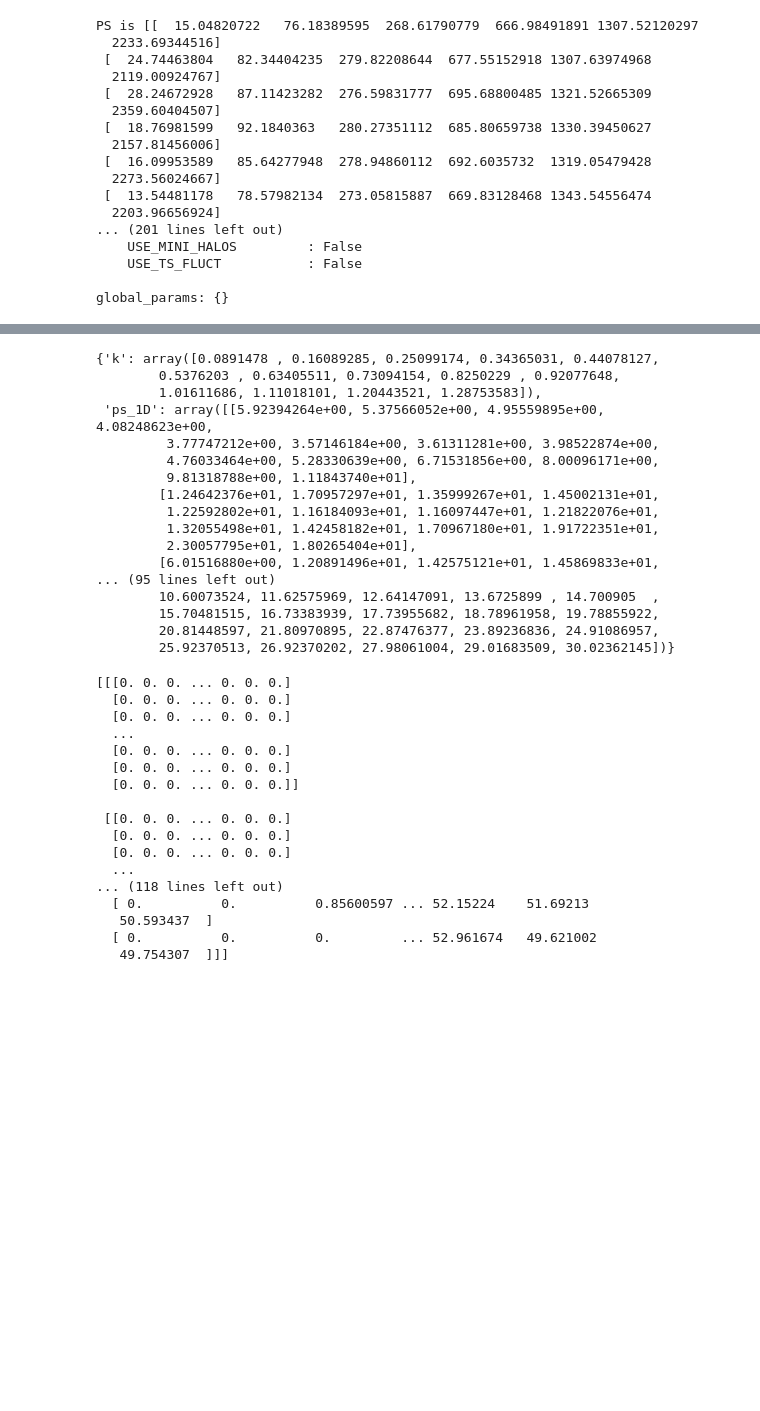
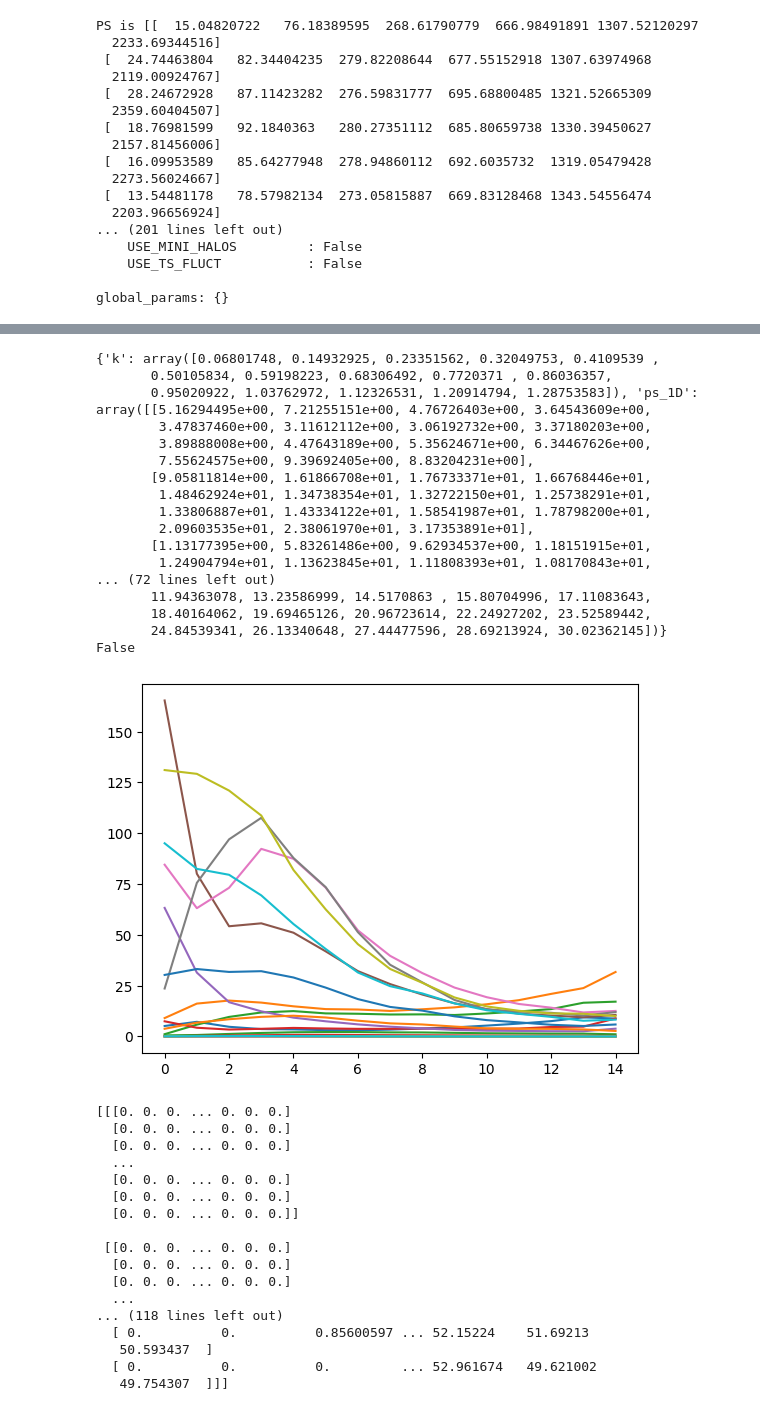
Before and after one commit to astro-ML/21cm-wrapper, a Jupyter notebook: test_mcmc.ipynb, the cells around one changed output, grey strips where cells are left out. Cells and saved outputs as stored; diff of their text form; code cells hidden in the pictures; blank space fills up the shorter version.

```diff
--- a/test_mcmc.ipynb
+++ b/test_mcmc.ipynb
@@ -95,28 +95,31 @@ p21c.plotting.lightcone_sliceplot(lc)
 # %%
-res = calculate_ps(lc = lcb , lc_redshifts=lc.lightcone_redshifts,
+res = calculate_ps(lc = lc.lightcones['brightness_temp'] , lc_redshifts=lc.lightcone_redshifts,
                            box_length=lc.user_params.BOX_LEN, box_side_shape=lc.user_params.HII_DIM,
-                           log_bins=False, zs = np.linspace(5.5,30, 25), calc_1d=True, calc_2d=False,
-                           nbins=6, bin_ave=True, k_weights=ignore_zero_absk,)
+                           log_bins=False, zs = np.linspace(5.5,30, 20), calc_1d=True, calc_2d=False,
+                            bin_ave=True, k_weights=ignore_zero_absk, nbins_1d=15)
 
-res
+print(res)
+plt.plot(res['ps_1D'].T)
+print(np.isnan(res['ps_1D']).any())
 # %% [output]
-{'k': array([0.0891478 , 0.16089285, 0.25099174, 0.34365031, 0.44078127,
-        0.5376203 , 0.63405511, 0.73094154, 0.8250229 , 0.92077648,
-        1.01611686, 1.11018101, 1.20443521, 1.28753583]),
- 'ps_1D': array([[5.92394264e+00, 5.37566052e+00, 4.95559895e+00, 4.08248623e+00,
-         3.77747212e+00, 3.57146184e+00, 3.61311281e+00, 3.98522874e+00,
-         4.76033464e+00, 5.28330639e+00, 6.71531856e+00, 8.00096171e+00,
-         9.81318788e+00, 1.11843740e+01],
-        [1.24642376e+01, 1.70957297e+01, 1.35999267e+01, 1.45002131e+01,
-         1.22592802e+01, 1.16184093e+01, 1.16097447e+01, 1.21822076e+01,
-         1.32055498e+01, 1.42458182e+01, 1.70967180e+01, 1.91722351e+01,
-         2.30057795e+01, 1.80265404e+01],
-        [6.01516880e+00, 1.20891496e+01, 1.42575121e+01, 1.45869833e+01,
-... (95 lines left out)
-        10.60073524, 11.62575969, 12.64147091, 13.6725899 , 14.700905  ,
-        15.70481515, 16.73383939, 17.73955682, 18.78961958, 19.78855922,
-        20.81448597, 21.80970895, 22.87476377, 23.89236836, 24.91086957,
-        25.92370513, 26.92370202, 27.98061004, 29.01683509, 30.02362145])}
+{'k': array([0.06801748, 0.14932925, 0.23351562, 0.32049753, 0.4109539 ,
+       0.50105834, 0.59198223, 0.68306492, 0.7720371 , 0.86036357,
+       0.95020922, 1.03762972, 1.12326531, 1.20914794, 1.28753583]), 'ps_1D': array([[5.16294495e+00, 7.21255151e+00, 4.76726403e+00, 3.64543609e+00,
+        3.47837460e+00, 3.11612112e+00, 3.06192732e+00, 3.37180203e+00,
+        3.89888008e+00, 4.47643189e+00, 5.35624671e+00, 6.34467626e+00,
+        7.55624575e+00, 9.39692405e+00, 8.83204231e+00],
+       [9.05811814e+00, 1.61866708e+01, 1.76733371e+01, 1.66768446e+01,
+        1.48462924e+01, 1.34738354e+01, 1.32722150e+01, 1.25738291e+01,
+        1.33806887e+01, 1.43334122e+01, 1.58541987e+01, 1.78798200e+01,
+        2.09603535e+01, 2.38061970e+01, 3.17353891e+01],
+       [1.13177395e+00, 5.83261486e+00, 9.62934537e+00, 1.18151915e+01,
+        1.24904794e+01, 1.13623845e+01, 1.11808393e+01, 1.08170843e+01,
+... (72 lines left out)
+       11.94363078, 13.23586999, 14.5170863 , 15.80704996, 17.11083643,
+       18.40164062, 19.69465126, 20.96723614, 22.24927202, 23.52589442,
+       24.84539341, 26.13340648, 27.44477596, 28.69213924, 30.02362145])}
+False
+[figure, added]
 # %%
 import h5py
 print(lc.lightcones['brightness_temp'])
```
Also changed, not shown: parts of 1 cell of this notebook, 1 other file.
